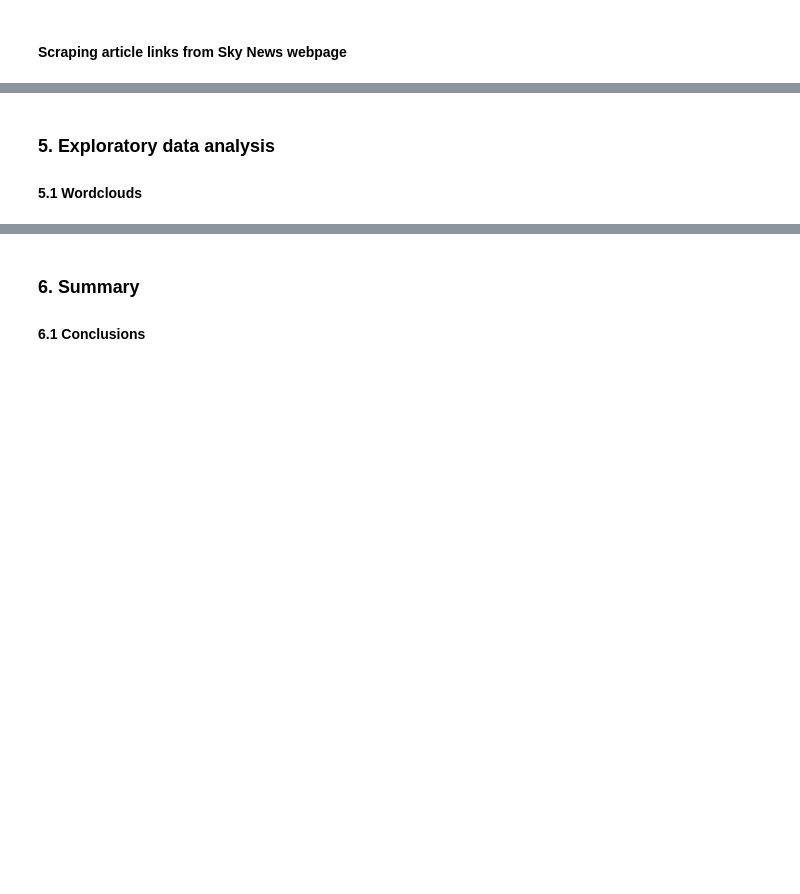
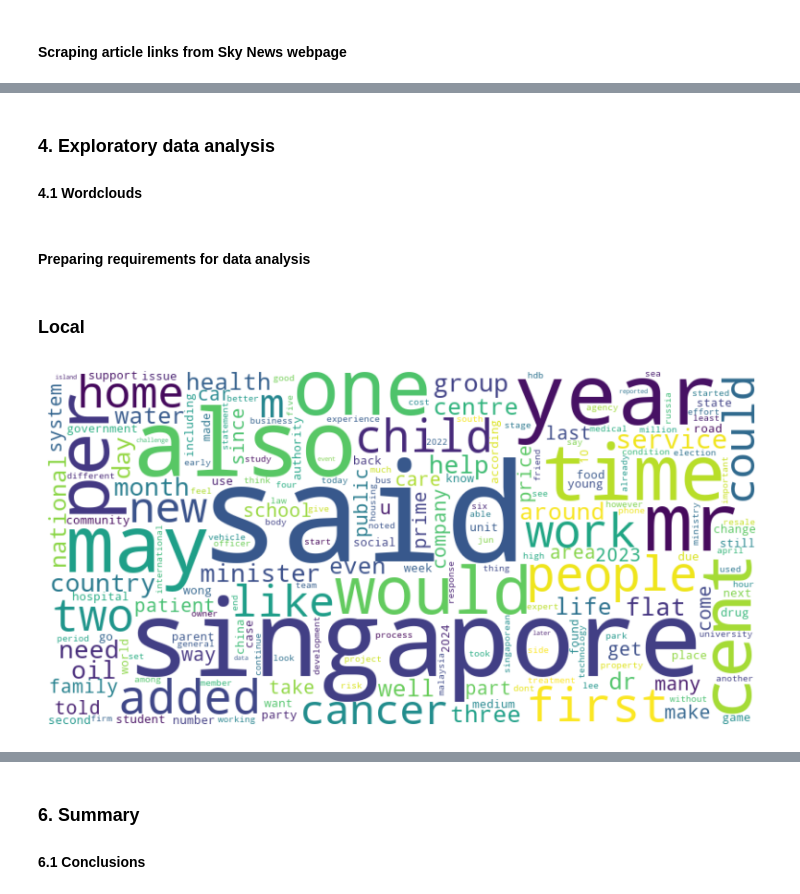
Before and after one commit to koojiansin/cm2015PwD_midSemProject, a Jupyter notebook: midSemProject.ipynb, the cells around one changed output, grey strips where cells are left out. Drawn from its saved outputs; the diff is of its cells as text; code cells hidden in the pictures; blank space fills up the shorter version.

```diff
--- a/midSemProject.ipynb
+++ b/midSemProject.ipynb
@@ -380,3 +1066,5 @@ Extracted URLs have been saved to scrape_link/global/sky_news_links.csv
 # %% [markdown]
-<h3>5. Exploratory data analysis</h3>
-<h4>5.1 Wordclouds</h4>
+<h3>4. Exploratory data analysis</h3>
+<h4>4.1 Wordclouds</h4>
+# %% [markdown]
+<h4>Preparing requirements for data analysis</h4>
@@ -382,0 +1075,22 @@ Extracted URLs have been saved to scrape_link/global/sky_news_links.csv
+# %% [markdown]
+<h3>Local</h3>
+# %%
+# Path to the CSV file with word counts
+csv_file_path = 'cleaned_data/local/word_count_local.csv'
+
+# Load data from CSV
+df = pd.read_csv(csv_file_path)
+
+# Convert DataFrame to dictionary with words as keys and counts as values
+word_freq = dict(zip(df.Word, df.Count))
+
+# Generate a word cloud image
+wordcloud = WordCloud(width=800, height=400, background_color='white').generate_from_frequencies(word_freq)
+
+# Display the generated image using matplotlib
+plt.figure(figsize=(10, 5))  # Adjust to appropriate dimensions
+plt.imshow(wordcloud, interpolation='bilinear')
+plt.axis('off')  # No axis for a cleaner presentation
+plt.show()
+# %% [output]
+[figure, added]
```
Also changed, not shown: parts of 43 cells of this notebook, 21 other files.
